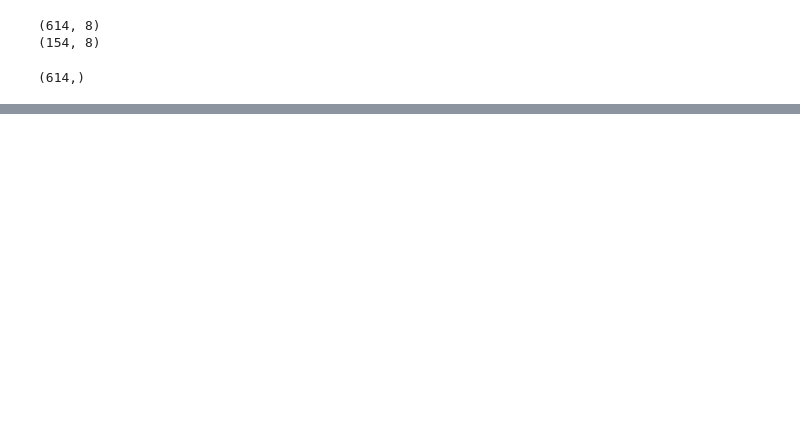
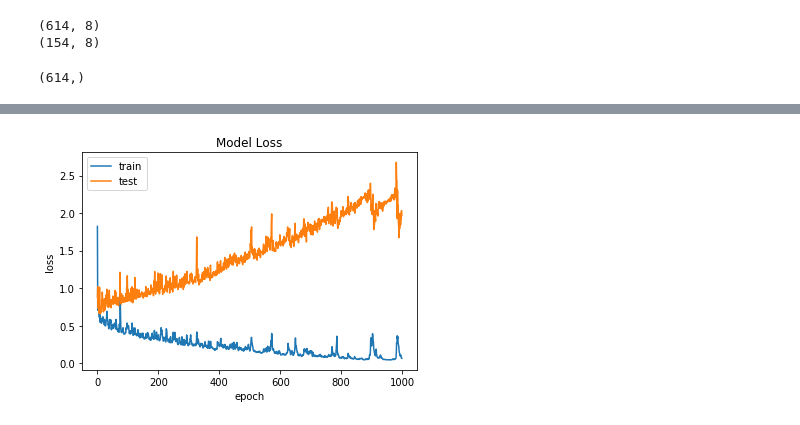
Before and after one commit to mbgpriyanka/Neural-networks, a Jupyter notebook: keras_pima_2.ipynb, the cells around one changed output, grey strips where cells are left out. Cells and saved outputs as stored; diff of their text form; code cells hidden in the pictures; blank space fills up the shorter version.

```diff
--- a/keras_pima_2.ipynb
+++ b/keras_pima_2.ipynb
@@ -77,0 +87,10 @@ Epoch 1000/1000
+# %%
+plt.plot(history.history['loss'])
+plt.plot(history.history['val_loss'])
+plt.title('Model Loss')
+plt.ylabel('loss')
+plt.xlabel('epoch')
+plt.legend(['train', 'test'])
+plt.show()
+# %% [output]
+[figure, added]
```
Also changed, not shown: parts of 4 cells of this notebook.
